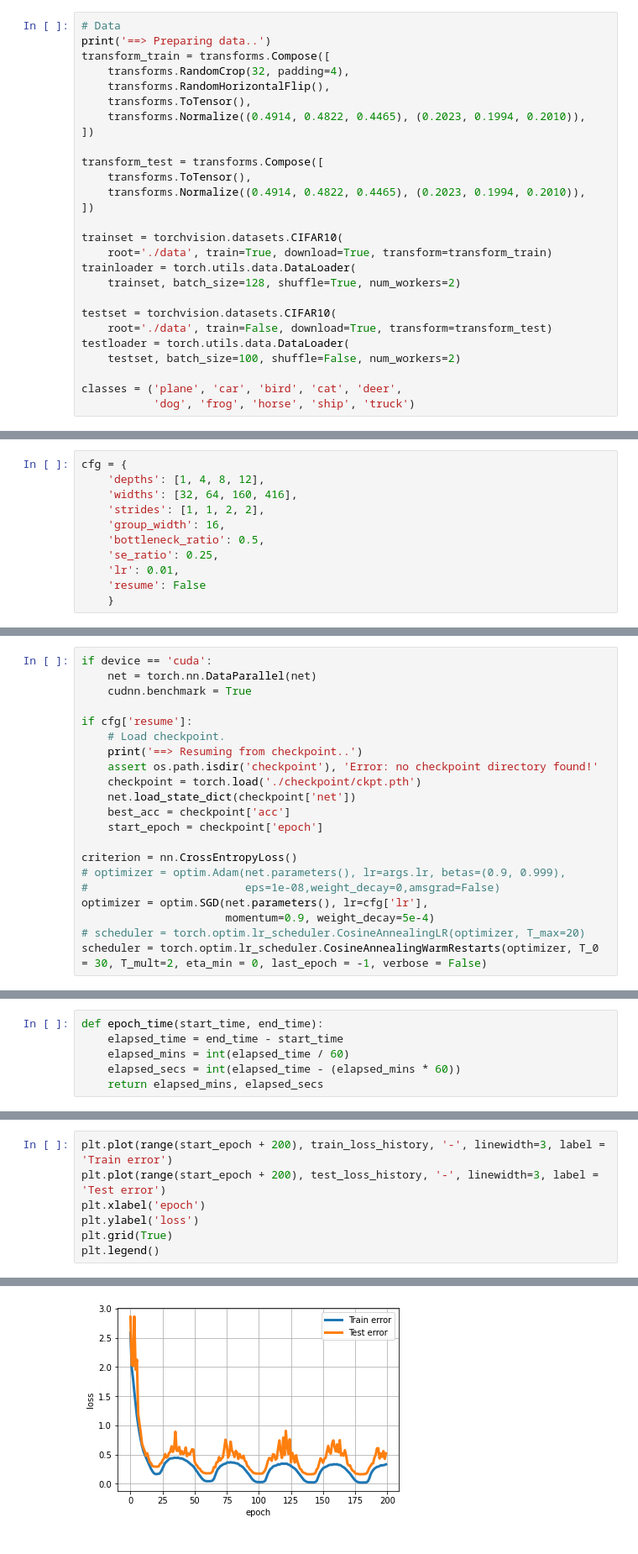
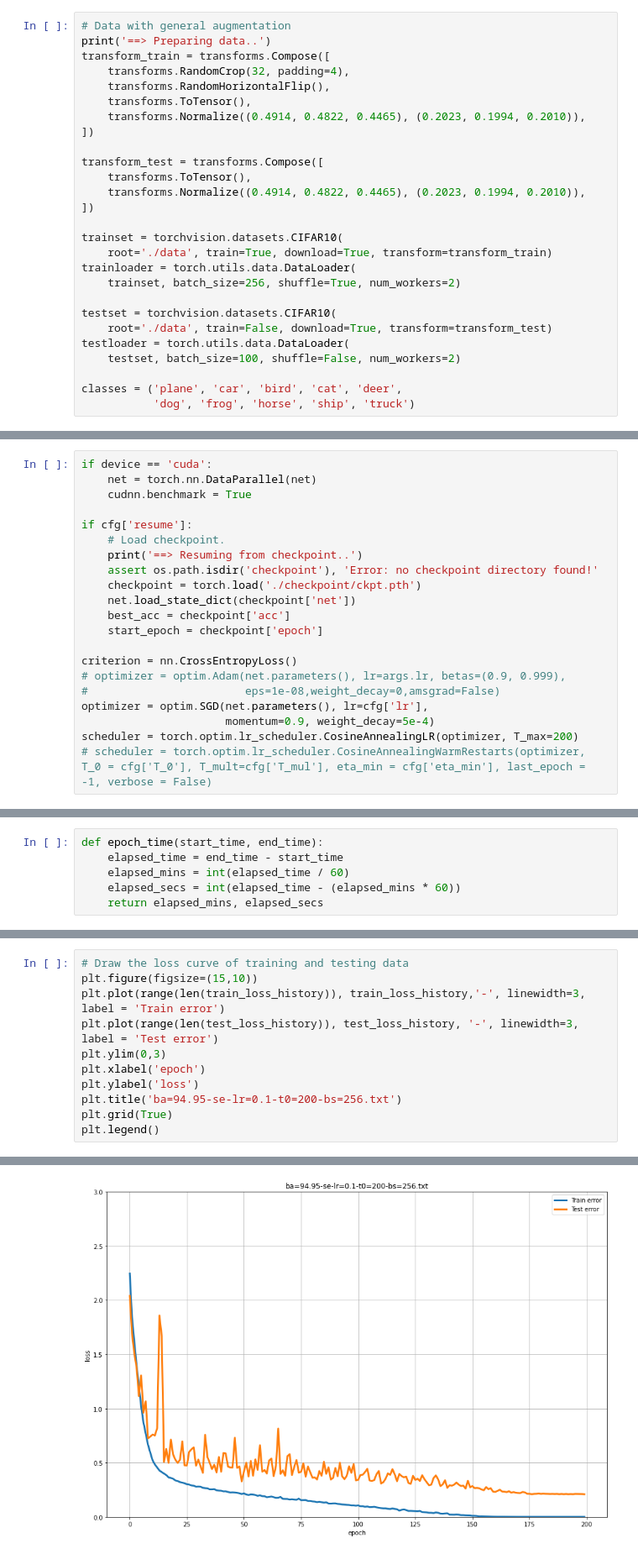
Before and after one commit to Jeffrey0Liao/ResNet-Challenge, a Jupyter notebook: CIFAR_10_RegNet.ipynb, the cells around one changed output, grey strips where cells are left out. Shown: that part at 84% size. Drawn from its saved outputs; the diff is of its cells as text.

```diff
--- a/CIFAR_10_RegNet.ipynb
+++ b/CIFAR_10_RegNet.ipynb
@@ -28,7 +29,7 @@ device = 'cuda' if torch.cuda.is_available() else 'cpu'
 best_acc = 0  # best test accuracy
 start_epoch = 0  # start from epoch 0 or last checkpoint epoch
 # %%
-# Data
+# Data with general augmentation
 print('==> Preparing data..')
 transform_train = transforms.Compose([
     transforms.RandomCrop(32, padding=4),
@@ -45,7 +46,7 @@ transform_test = transforms.Compose([
 trainset = torchvision.datasets.CIFAR10(
     root='./data', train=True, download=True, transform=transform_train)
 trainloader = torch.utils.data.DataLoader(
-    trainset, batch_size=128, shuffle=True, num_workers=2)
+    trainset, batch_size=256, shuffle=True, num_workers=2)
 
 testset = torchvision.datasets.CIFAR10(
     root='./data', train=False, download=True, transform=transform_test)
@@ -161,11 +61,0 @@ class RegNet(nn.Module):
-# %%
-cfg = {
-    'depths': [1, 4, 8, 12],
-    'widths': [32, 64, 160, 416],
-    'strides': [1, 1, 2, 2],
-    'group_width': 16,
-    'bottleneck_ratio': 0.5,
-    'se_ratio': 0.25,
-    'lr': 0.01,
-    'resume': False
-    }
@@ -211,8 +364,8 @@ criterion = nn.CrossEntropyLoss()
 #                        eps=1e-08,weight_decay=0,amsgrad=False)
 optimizer = optim.SGD(net.parameters(), lr=cfg['lr'],
                       momentum=0.9, weight_decay=5e-4)
-# scheduler = torch.optim.lr_scheduler.CosineAnnealingLR(optimizer, T_max=20)
-scheduler = torch.optim.lr_scheduler.CosineAnnealingWarmRestarts(optimizer, T_0 = 30, T_mult=2, eta_min = 0, last_epoch = -1, verbose = False)
+scheduler = torch.optim.lr_scheduler.CosineAnnealingLR(optimizer, T_max=200)
+# scheduler = torch.optim.lr_scheduler.CosineAnnealingWarmRestarts(optimizer, T_0 = cfg['T_0'], T_mult=cfg['T_mul'], eta_min = cfg['eta_min'], last_epoch = -1, verbose = False)
 # %%
 # Training
 def train(epoch):
@@ -341,10 +516,14 @@ Test Loss: 0.163 | Test Acc: 95.00%
 # %%
-plt.plot(range(start_epoch + 200), train_loss_history, '-', linewidth=3, label = 'Train error')
-plt.plot(range(start_epoch + 200), test_loss_history, '-', linewidth=3, label = 'Test error')
+# Draw the loss curve of training and testing data
+plt.figure(figsize=(15,10))
+plt.plot(range(len(train_loss_history)), train_loss_history,'-', linewidth=3, label = 'Train error')
+plt.plot(range(len(test_loss_history)), test_loss_history, '-', linewidth=3, label = 'Test error')
+plt.ylim(0,3)
 plt.xlabel('epoch')
 plt.ylabel('loss')
+plt.title('ba=94.95-se-lr=0.1-t0=200-bs=256.txt')
 plt.grid(True)
 plt.legend()
 # %% [output]
 <matplotlib.legend.Legend at 0x...>
-[figure, old version]
+[figure, new version]
```
Also changed, not shown: parts of 13 cells of this notebook, 35 other files.
